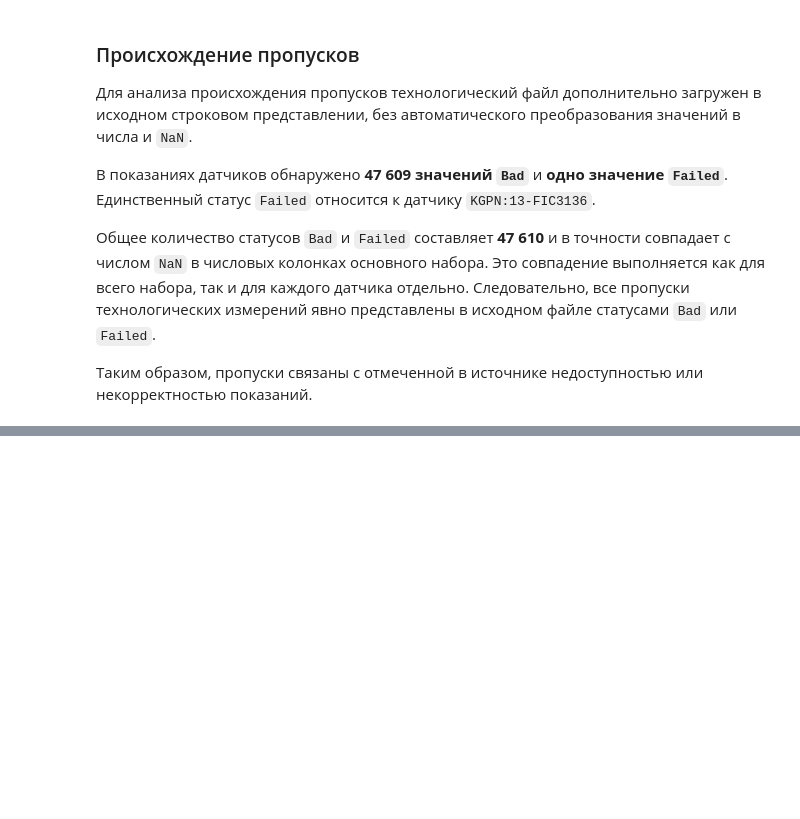
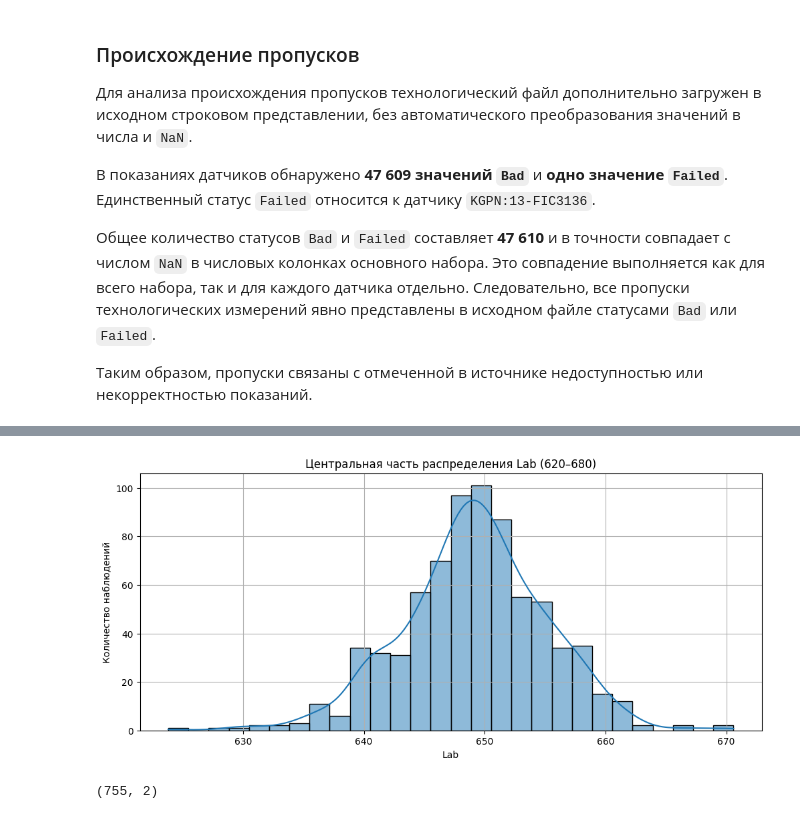
Before and after one commit to Bas-sov/soft-sensor, a Jupyter notebook: notebooks/01_eda.ipynb, the cells around one changed output, grey strips where cells are left out. Cells and saved outputs as stored; diff of their text form; code cells hidden in the pictures; blank space fills up the shorter version.

```diff
--- a/notebooks/01_eda.ipynb
+++ b/notebooks/01_eda.ipynb
@@ -468,0 +509,16 @@ np.True_
+# %%
+plt.figure(figsize=(12, 5))
+
+sns.histplot(lab_df[(lab_df['Lab']>620) & (lab_df['Lab']<680)], x='Lab', kde=True, bins='sqrt', stat='count')
+
+plt.title('Центральная часть распределения Lab (620–680)')
+plt.xlabel('Lab')
+plt.ylabel('Количество наблюдений')
+plt.grid(True)
+plt.show()
+# %% [output]
+[figure, added]
+# %%
+lab_df.shape
+# %% [output]
+(755, 2)
```
Also changed, not shown: parts of 7 cells of this notebook.
